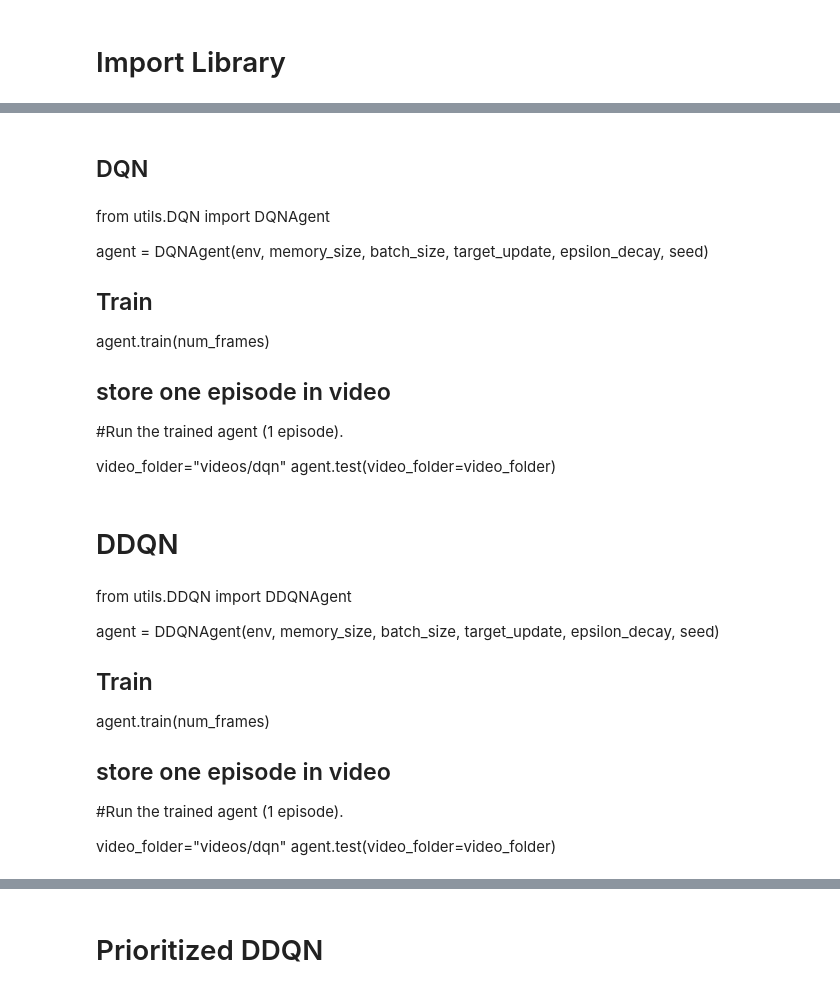
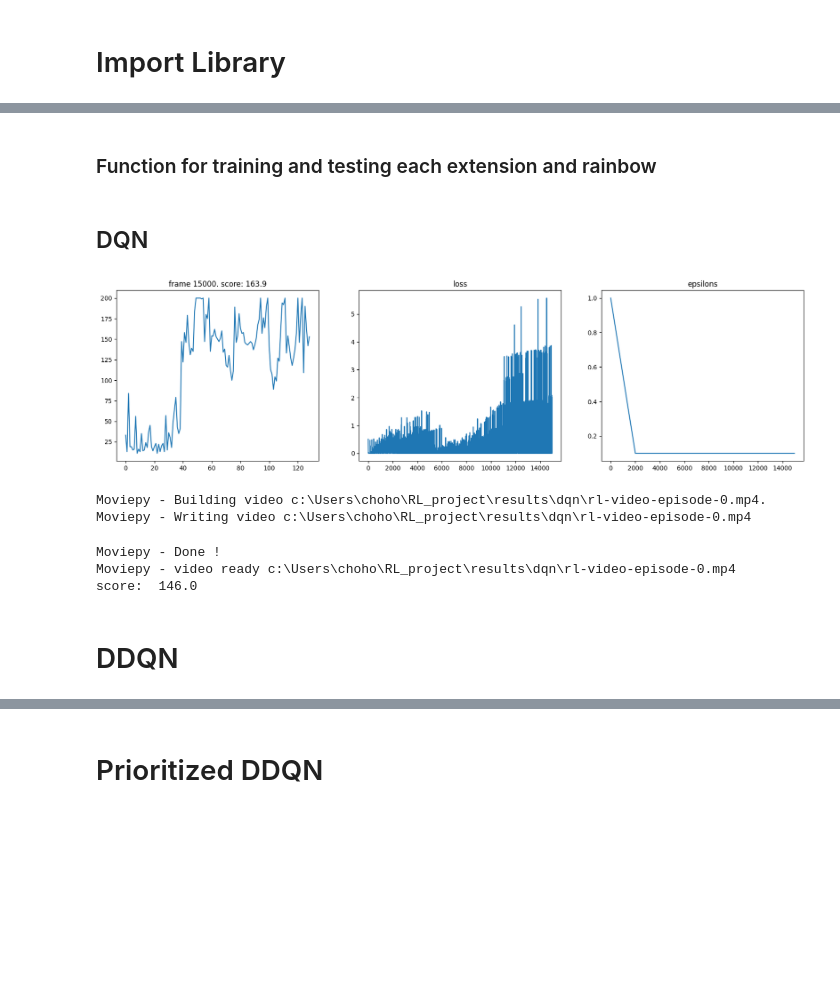
Before and after one commit to yann-Choho/RL_project, a Jupyter notebook: notebook.ipynb, the cells around one changed output, grey strips where cells are left out. Cells and saved outputs as stored; diff of their text form; code cells hidden in the pictures; blank space fills up the shorter version.

Commit message:
Improvement v2 like create function for training_testing

```diff
--- a/notebook.ipynb
+++ b/notebook.ipynb
@@ -37,32 +29,47 @@ env = gym.make("CartPole-v1", max_episode_steps=200, render_mode="rgb_array")
+# %% [markdown]
+###  Function for training and testing each extension and rainbow
+# %%
+from utils.DQN import DQNAgent
+
+def train_and_test_agent(Agent,environment, memory, batch_size, update_frequency, num_frames, video_folder, epsilon=None, seed=42):
+    """
+    Initializes, trains and tests a DQN agent on a specified environment.
+
+    Args:
+        Agent : The agent class to be used.
+        environment: The environment on which the agent will be trained and tested.
+        memory: The size of the repetition memory.
+        batch_size: The batch size for sampling.
+        update_frequency: Update frequency of the target network.
+        num_frames: Number of frames for training.
+        video_folder: Folder where to store the video of the test episode.
+        epsilon: Epsilon decay rate. Pass None for noisy networks.
+        seed: Random seed for reproducibility.
+    """
+    # Agent initialisation with or without epsilon based on agent type
+    if epsilon is not None:
+        agent = Agent(environment, memory, batch_size, update_frequency, epsilon, seed)
+    else:
+        # For Noisy Nets, where epsilon is not applied
+        agent = Agent(environment, memory, batch_size, update_frequency, seed=seed)
+
+    # Agent training
+    agent.train(num_frames)
+
+    # Test the agent and store an episode on video
+    agent.test(video_folder=video_folder)
 # %% [markdown]
 ## DQN
-# %% [markdown]
-from utils.DQN import DQNAgent
-
-agent = DQNAgent(env, memory_size, batch_size, target_update, epsilon_decay, seed)
-
-## Train
-
-agent.train(num_frames)
-
-## store one episode in video
-#Run the trained agent (1 episode).
-
-video_folder="videos/dqn"
-agent.test(video_folder=video_folder)
+# %%
+from utils.DQN import DQNAgent
+# DQN
+train_and_test_agent(DQNAgent, environment, memory, batch_size, update_frequency, nframes, "results/dqn", epsilon=epsilon)
+# %% [output]
+[figure, added]
+Moviepy - Building video c:\Users\choho\RL_project\results\dqn\rl-video-episode-0.mp4.
+Moviepy - Writing video c:\Users\choho\RL_project\results\dqn\rl-video-episode-0.mp4
+Moviepy - Done !
+Moviepy - video ready c:\Users\choho\RL_project\results\dqn\rl-video-episode-0.mp4
+score:  146.0
 # %% [markdown]
 # DDQN
-# %% [markdown]
-from utils.DDQN import DDQNAgent
-
-agent = DDQNAgent(env, memory_size, batch_size, target_update, epsilon_decay, seed)
-
-## Train
-
-agent.train(num_frames)
-
-## store one episode in video
-#Run the trained agent (1 episode).
-
-video_folder="videos/dqn"
-agent.test(video_folder=video_folder)
```
Also changed, not shown: parts of 18 cells of this notebook, 16 other files.
